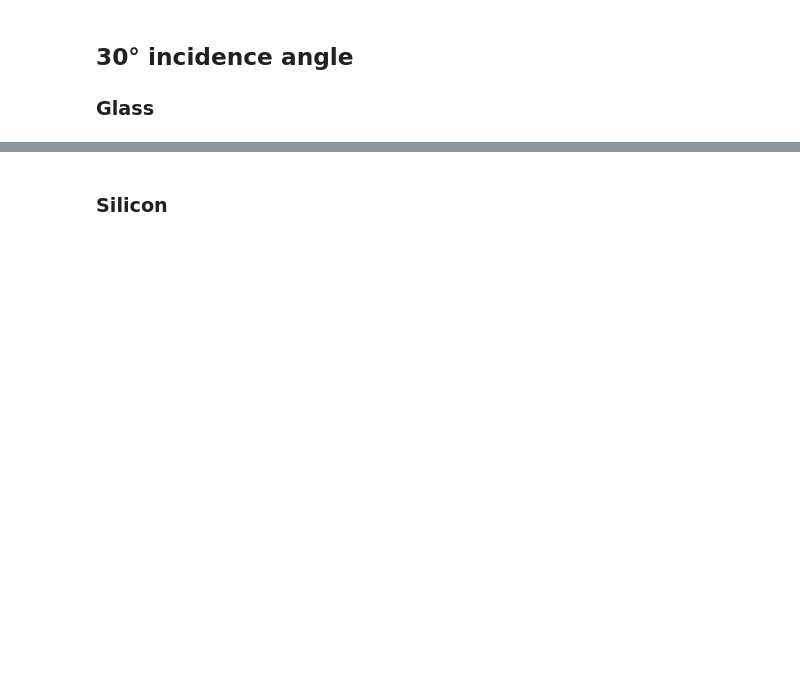
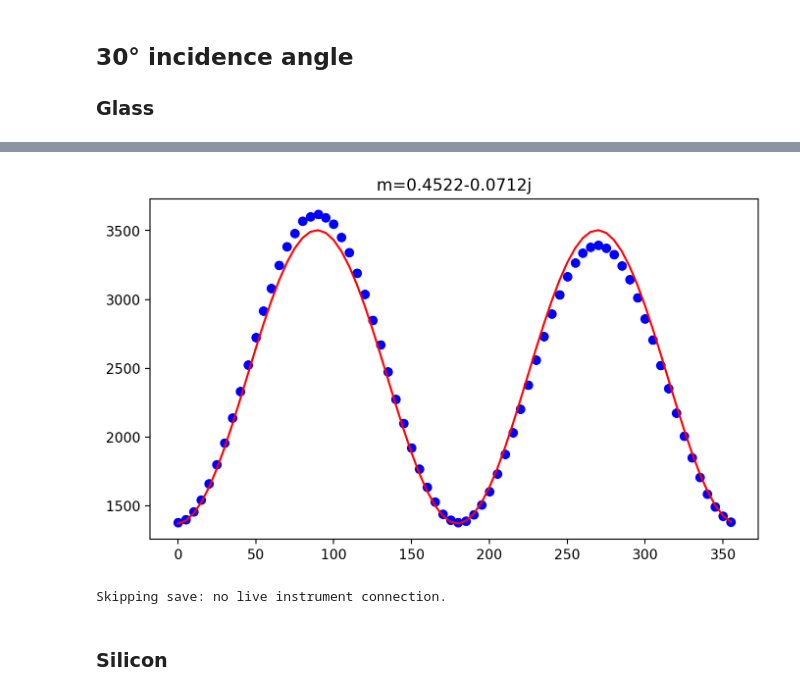
Before and after one commit to scottprahl/pypolar, a Jupyter notebook: docs/10d-Ellipsometry.ipynb, the cells around one changed output, grey strips where cells are left out. Saved outputs shown, nothing was run; the diff lists cells and outputs as text; code cells hidden in the pictures; blank space fills up the shorter version.

```diff
--- a/docs/10d-Ellipsometry.ipynb
+++ b/docs/10d-Ellipsometry.ipynb
@@ -704,20 +749,28 @@ gaertner.save_data_with_name(signal, "glass", theta_i, P, QWP=QWP)
 # %%
 # glass, polarizer at 0° with QWP at 45°
 QWP = True
 P = np.radians(0)
 theta_i = np.radians(30)
 
-signal = gaertner.get_reflectance(conn)
+signal = bk7_30_00_1.copy() if conn is None else gaertner.get_reflectance(conn)
 rho, fit = ell.rho_from_rotating_analyzer_data(phi, signal, P, QWP=QWP)
 m = ell.m_from_rho(rho, theta_i)
 
+plt.figure(figsize=(8,4.5))
 plt.plot(phiD, signal, "bo")
 plt.plot(phiD, fit, "r")
 plt.title("m=%.4f%+.4fj" % (m.real, m.imag))
 plt.show()
+# %% [output]
+[figure, added]
 # %%
-# save if it looks good (gain is set properly, etc.
-gaertner.save_data_with_name(signal, "glass", theta_i, P, QWP=QWP)
+# save if it looks good (gain is set properly, etc.)
+if conn is None:
+    print("Skipping save: no live instrument connection.")
+else:
+    gaertner.save_data_with_name(signal, "glass", theta_i, P, QWP=QWP)
+# %% [output]
+Skipping save: no live instrument connection.
 # %% [markdown]
 ### Silicon
 # %%
```
Also changed, not shown: parts of 21 cells of this notebook, 7 other files.
